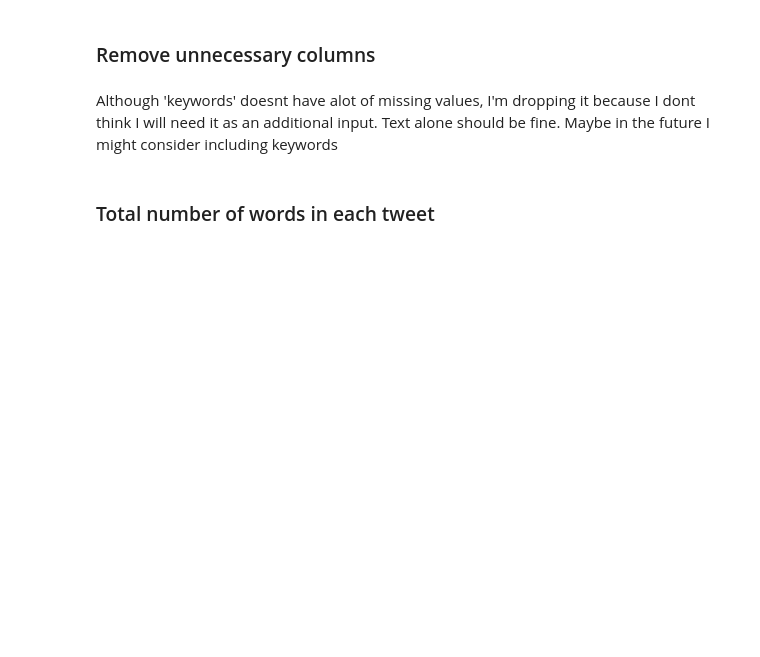
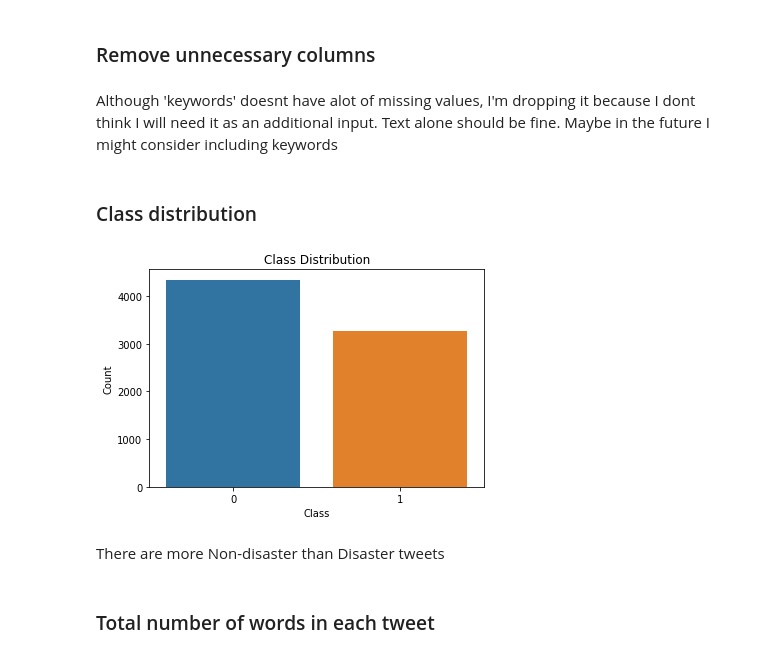
Before and after one commit to kumarsoma/twitter_text_classification, a Jupyter notebook: twitter_text_classification_GloVe.ipynb, the cells around one changed output. Saved outputs shown, nothing was run; the diff lists cells and outputs as text; code cells hidden in the pictures; blank space fills up the shorter version.

```diff
--- a/twitter_text_classification_GloVe.ipynb
+++ b/twitter_text_classification_GloVe.ipynb
@@ -30,8 +45,7 @@ from tensorflow.keras.models import load_model
 # %% [markdown]
 # EDA
 # %%
-data = pd.read_csv('/content/drive/My Drive/Colab Notebooks/train.csv')
-#data = pd.read_csv('DisasterTweet/train.csv')
+data = pd.read_csv('/content/drive/My Drive/Twitter/train.csv')
 data
 # %% [output]
 |  | id | keyword | location | text | target |
@@ -66,6 +80,16 @@ pd.DataFrame({'% missing values': missing})
 data.drop(['id','keyword','location'], axis=1, inplace = True)
 # %% [markdown]
 Although 'keywords' doesnt have alot of missing values, I'm dropping it because I dont think I will need it as an additional input. Text alone should be fine. Maybe in the future I might consider including keywords
+# %% [markdown]
+### Class distribution
+# %%
+ax = sns.countplot(x = 'target', data = data)
+ax.set(xlabel='Class', ylabel='Count', title = 'Class Distribution')
+plt.show()
+# %% [output]
+[figure, added]
+# %% [markdown]
+There are more Non-disaster than Disaster tweets
 # %% [markdown]
 ### Total number of words in each tweet
 # %%
```
Also changed, not shown: parts of 15 cells of this notebook, 1 other file.
